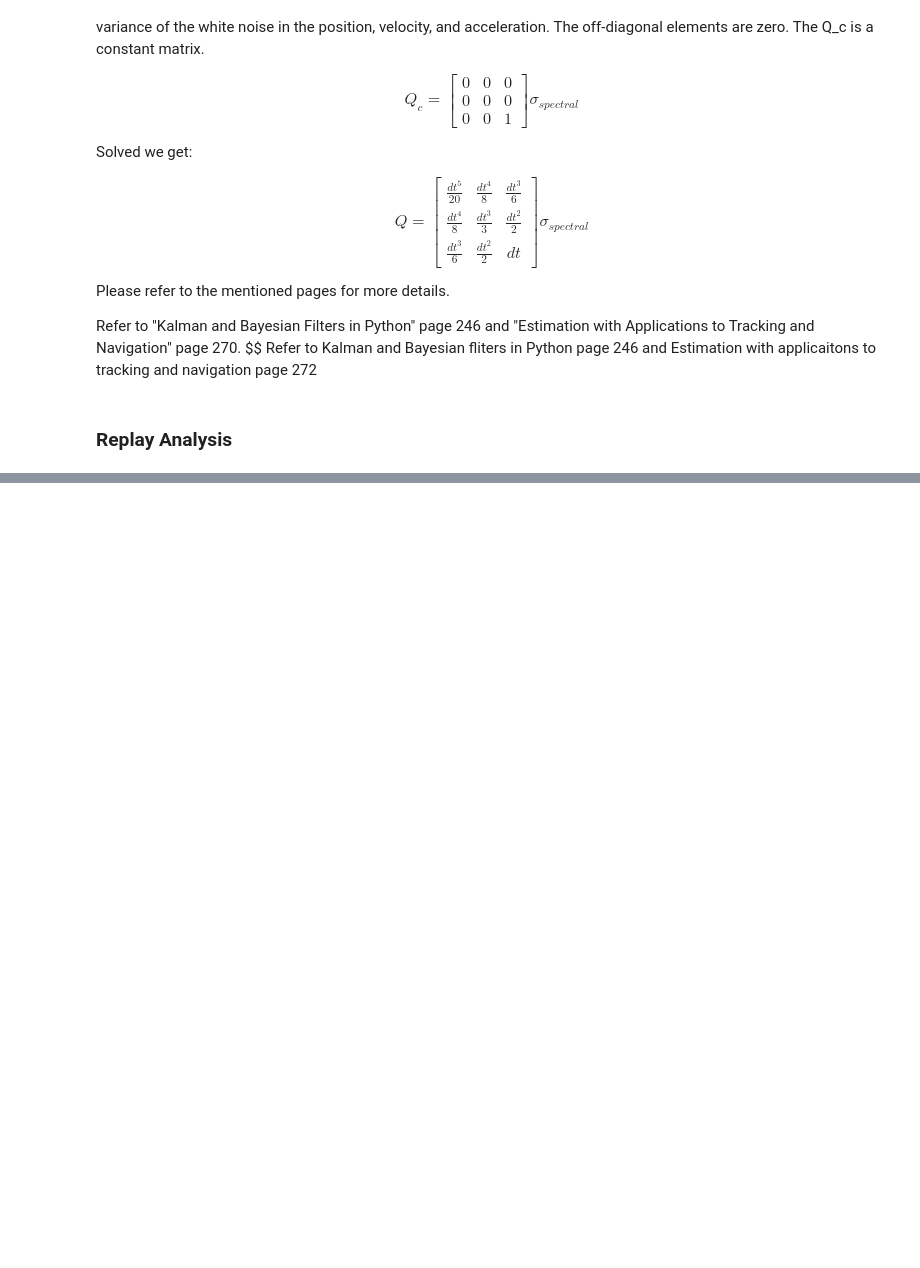
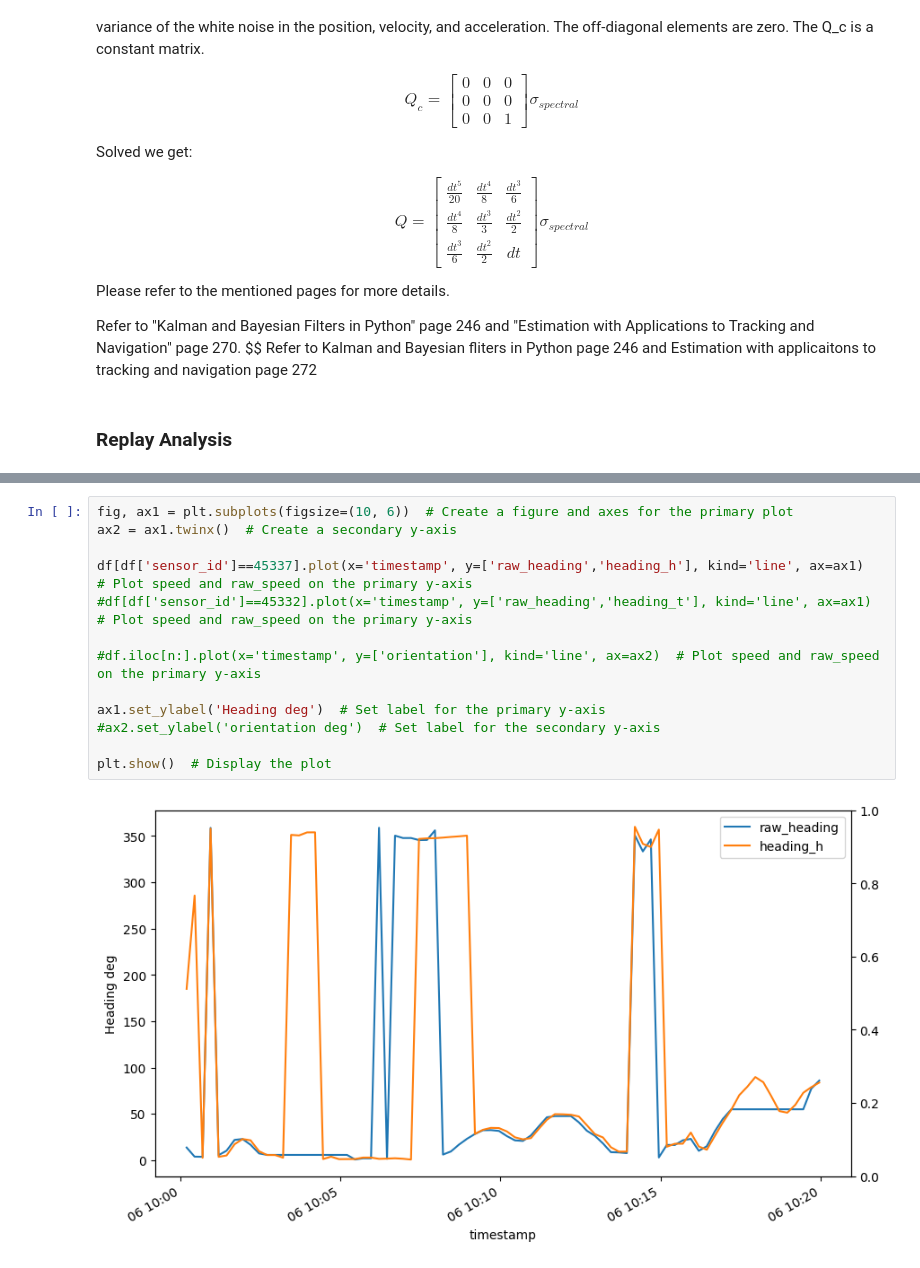
Before and after one commit to liuh886/redblue, a Jupyter notebook: 06_feb_connection.ipynb, the cells around one changed output, grey strips where cells are left out. Drawn from its saved outputs; the diff is of its cells as text; blank space fills up the shorter version.

Commit message:
Orientation

```diff
--- a/06_feb_connection.ipynb
+++ b/06_feb_connection.ipynb
@@ -87 +130,16 @@ df[df['sensor_type'] == 'Beacon']
+# %%
+fig, ax1 = plt.subplots(figsize=(10, 6))  # Create a figure and axes for the primary plot
+ax2 = ax1.twinx()  # Create a secondary y-axis
+
+df[df['sensor_id']==45337].plot(x='timestamp', y=['raw_heading','heading_h'], kind='line', ax=ax1)  # Plot speed and raw_speed on the primary y-axis
+#df[df['sensor_id']==45332].plot(x='timestamp', y=['raw_heading','heading_t'], kind='line', ax=ax1)  # Plot speed and raw_speed on the primary y-axis
+
+#df.iloc[n:].plot(x='timestamp', y=['orientation'], kind='line', ax=ax2)  # Plot speed and raw_speed on the primary y-axis
+
+ax1.set_ylabel('Heading deg')  # Set label for the primary y-axis
+#ax2.set_ylabel('orientation deg')  # Set label for the secondary y-axis
+
+plt.show()  # Display the plot
+# %% [output]
+[figure, added]
 # %%
```
Also changed, not shown: parts of 10 cells of this notebook, 7 other files.
